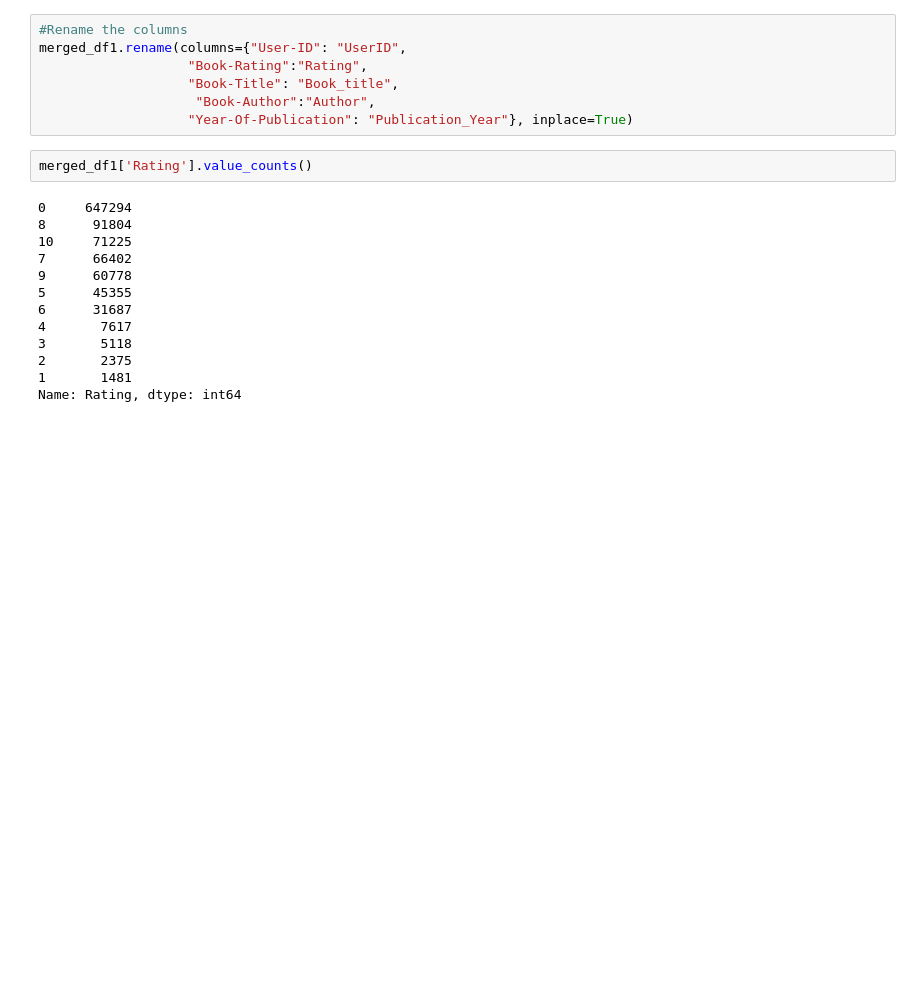
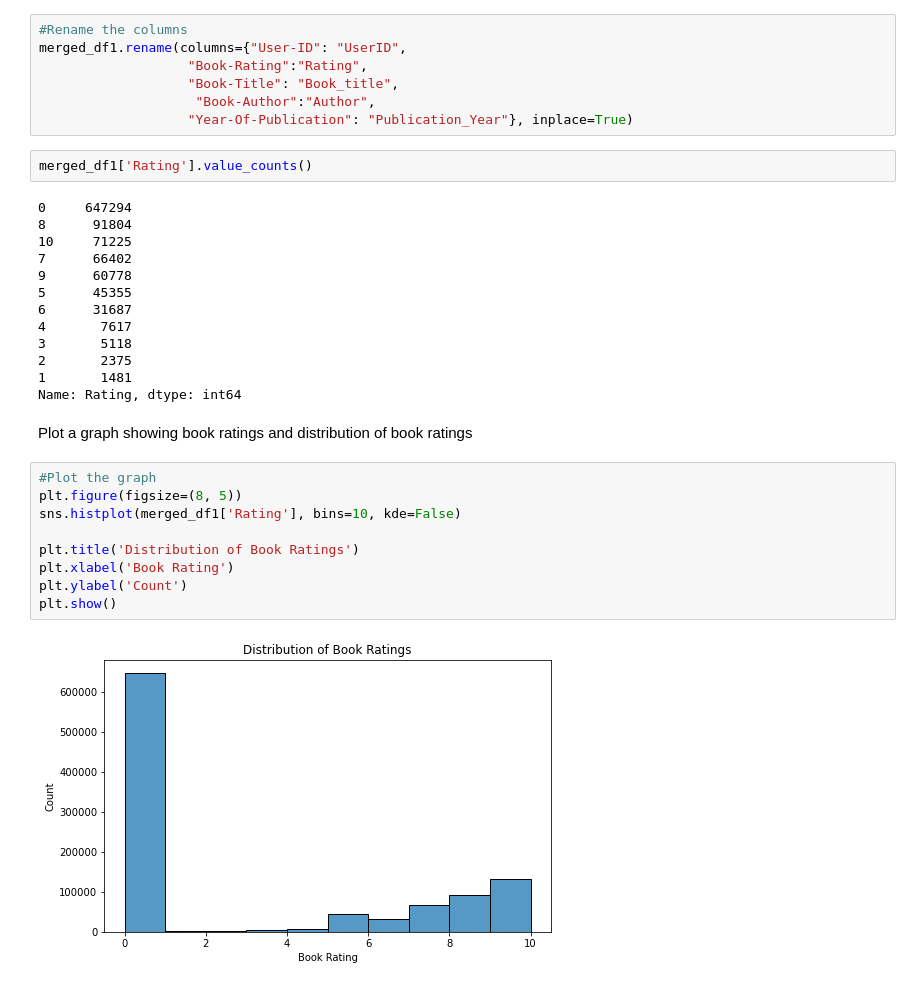
Before and after one commit to aritamichael/Final_Project_4_Moringa, a Jupyter notebook: index.ipynb, the cells around one changed output. Saved outputs shown, nothing was run; the diff lists cells and outputs as text; blank space fills up the shorter version.

Commit message:
plotted a graph of book rating and distribution of book ratings

```diff
--- a/index.ipynb
+++ b/index.ipynb
@@ -321,3 +321,16 @@ merged_df1['Rating'].value_counts()
 2       2375
 1       1481
 Name: Rating, dtype: int64
+# %% [markdown]
+Plot a graph showing book ratings and distribution of book ratings
+# %%
+#Plot the graph
+plt.figure(figsize=(8, 5))
+sns.histplot(merged_df1['Rating'], bins=10, kde=False)
+
+plt.title('Distribution of Book Ratings')
+plt.xlabel('Book Rating')
+plt.ylabel('Count')
+plt.show()
+# %% [output]
+[figure, added]
```
Also changed, not shown: parts of 1 cell of this notebook.
